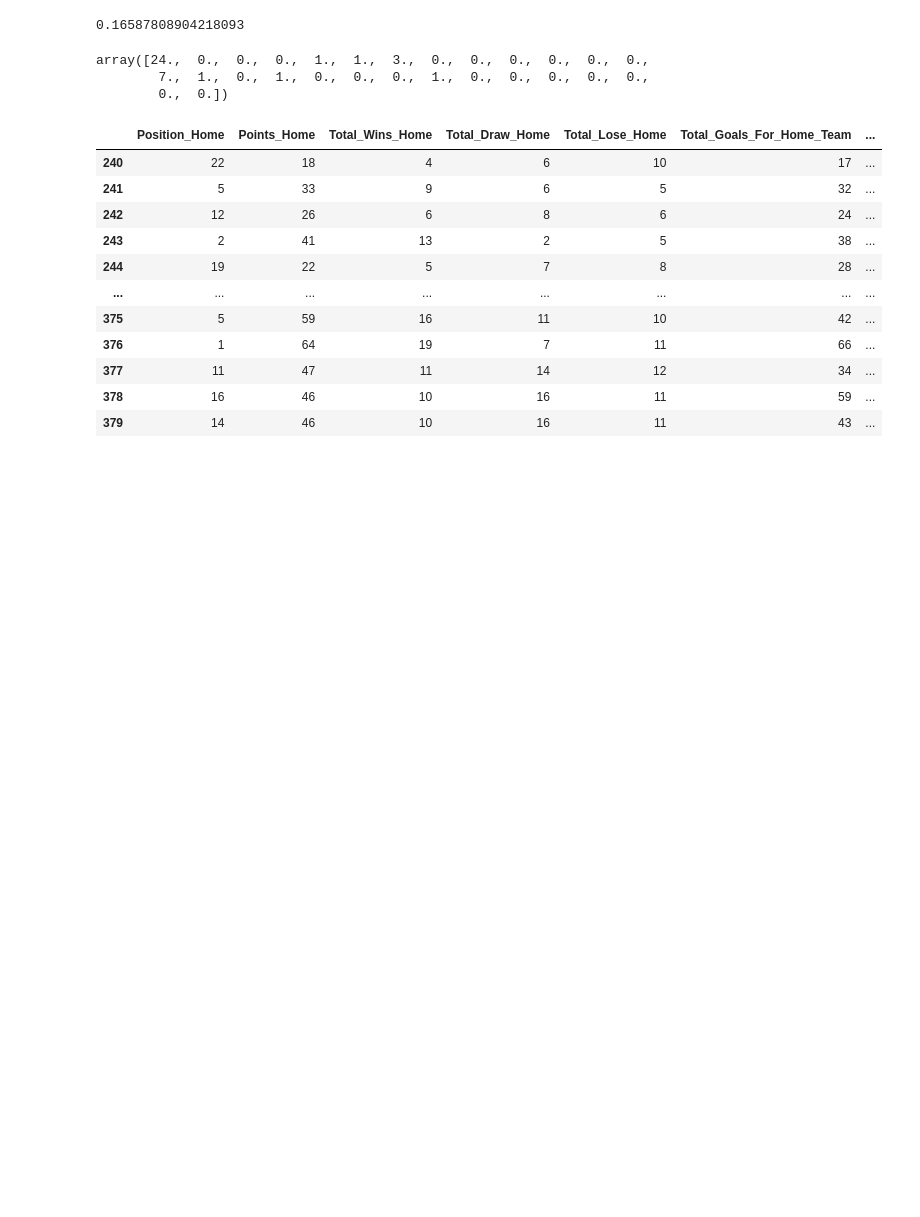
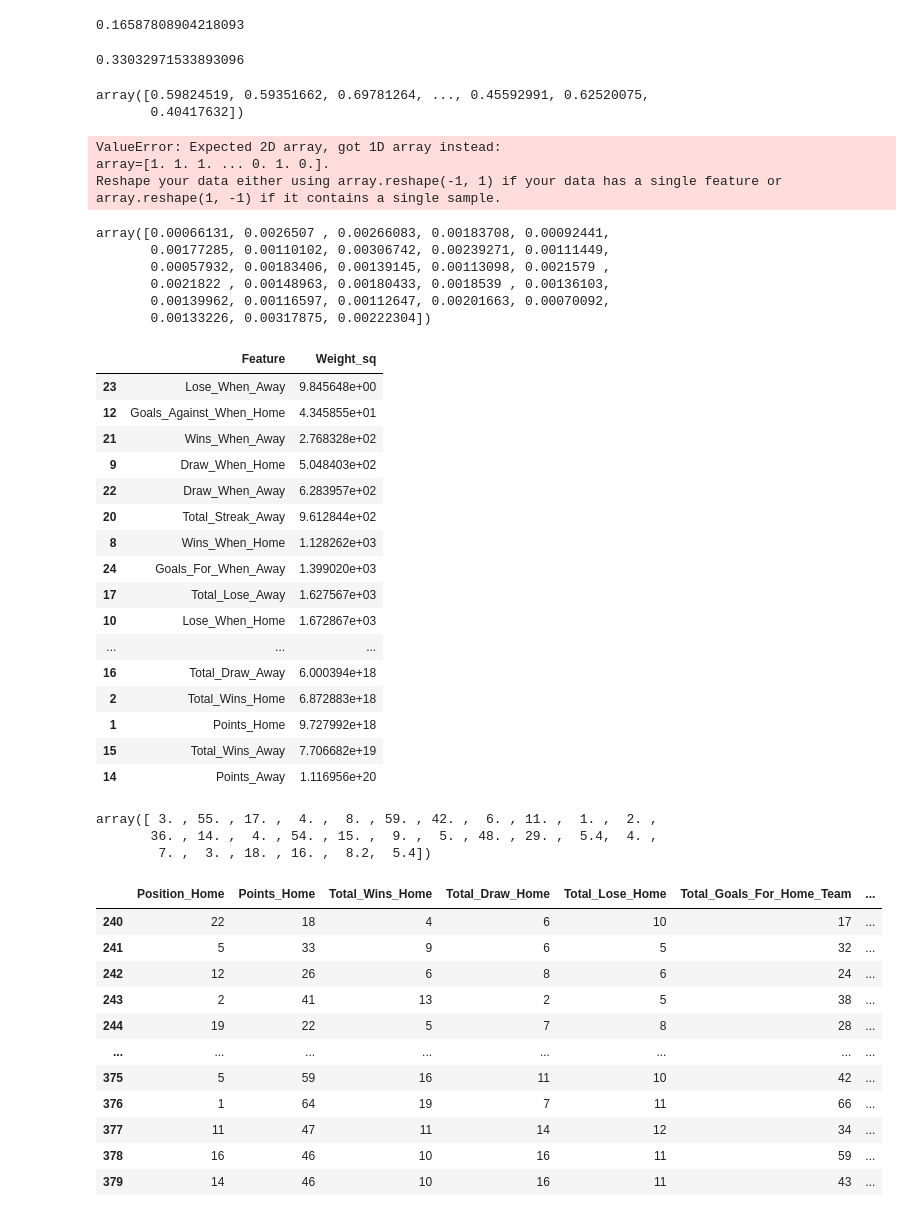
Before and after one commit to TamimEhsan2021/AiBetCore, a Jupyter notebook: Untitled.ipynb, the cells around one changed output. Drawn from its saved outputs; the diff is of its cells as text; code cells hidden in the pictures; blank space fills up the shorter version.

```diff
--- a/Untitled.ipynb
+++ b/Untitled.ipynb
@@ -240,12 +240,60 @@ print(m, b)
 model.score(X_train, y_train)
 # %% [output]
 0.16587808904218093
+# %%
+X_mod = np.round(model.predict(X_test))
+result_mod = X_mod - y_test
+len(result_mod[np.where(result_mod == 0)])/len(X_mod)
+# %% [output]
+0.33032971533893096
+# %%
+model.predict(X_test)
+# %% [output]
+array([0.59824519, 0.59351662, 0.69781264, ..., 0.45592991, 0.62520075,
+       0.40417632])
+# %%
+model.score(X_mod, y_test)
+# %% [output]
+ValueError: Expected 2D array, got 1D array instead:
+array=[1. 1. 1. ... 0. 1. 0.].
+Reshape your data either using array.reshape(-1, 1) if your data has a single feature or array.reshape(1, -1) if it contains a single sample.
+# %%
+X_train[12]
+# %% [output]
+array([0.00066131, 0.0026507 , 0.00266083, 0.00183708, 0.00092441,
+       0.00177285, 0.00110102, 0.00306742, 0.00239271, 0.00111449,
+       0.00057932, 0.00183406, 0.00139145, 0.00113098, 0.0021579 ,
+       0.0021822 , 0.00148963, 0.00180433, 0.0018539 , 0.00136103,
+       0.00139962, 0.00116597, 0.00112647, 0.00201663, 0.00070092,
+       0.00133226, 0.00317875, 0.00222304])
+# %%
+weights = list(zip(features, m**2))
+weights_df = df = pd.DataFrame(weights, columns = ['Feature', 'Weight_sq'])
+weights_df.sort_values(by=['Weight_sq'])
+# %% [output]
+|  | Feature | Weight_sq |
+| 23 | Lose_When_Away | 9.845648e+00 |
+| 12 | Goals_Against_When_Home | 4.345855e+01 |
+| 21 | Wins_When_Away | 2.768328e+02 |
+| 9 | Draw_When_Home | 5.048403e+02 |
+| 22 | Draw_When_Away | 6.283957e+02 |
+| 20 | Total_Streak_Away | 9.612844e+02 |
+| 8 | Wins_When_Home | 1.128262e+03 |
+| 24 | Goals_For_When_Away | 1.399020e+03 |
+| 17 | Total_Lose_Away | 1.627567e+03 |
+| 10 | Lose_When_Home | 1.672867e+03 |
+| ... | ... | ... |
+| 16 | Total_Draw_Away | 6.000394e+18 |
+| 2 | Total_Wins_Home | 6.872883e+18 |
+| 1 | Points_Home | 9.727992e+18 |
+| 15 | Total_Wins_Away | 7.706682e+19 |
+| 14 | Points_Away | 1.116956e+20 |
 # %%
-X[12]
+X[0]
 # %% [output]
-array([24.,  0.,  0.,  0.,  1.,  1.,  3.,  0.,  0.,  0.,  0.,  0.,  0.,
-        7.,  1.,  0.,  1.,  0.,  0.,  0.,  1.,  0.,  0.,  0.,  0.,  0.,
-        0.,  0.])
+array([ 3. , 55. , 17. ,  4. ,  8. , 59. , 42. ,  6. , 11. ,  1. ,  2. ,
+       36. , 14. ,  4. , 54. , 15. ,  9. ,  5. , 48. , 29. ,  5.4,  4. ,
+        7. ,  3. , 18. , 16. ,  8.2,  5.4])
 # %%
 combined_csv.to_csv( "combined_clean.csv", index=False, encoding='utf-8-sig')
 # %%
```
Also changed, not shown: parts of 2 cells of this notebook, 3 other files.
